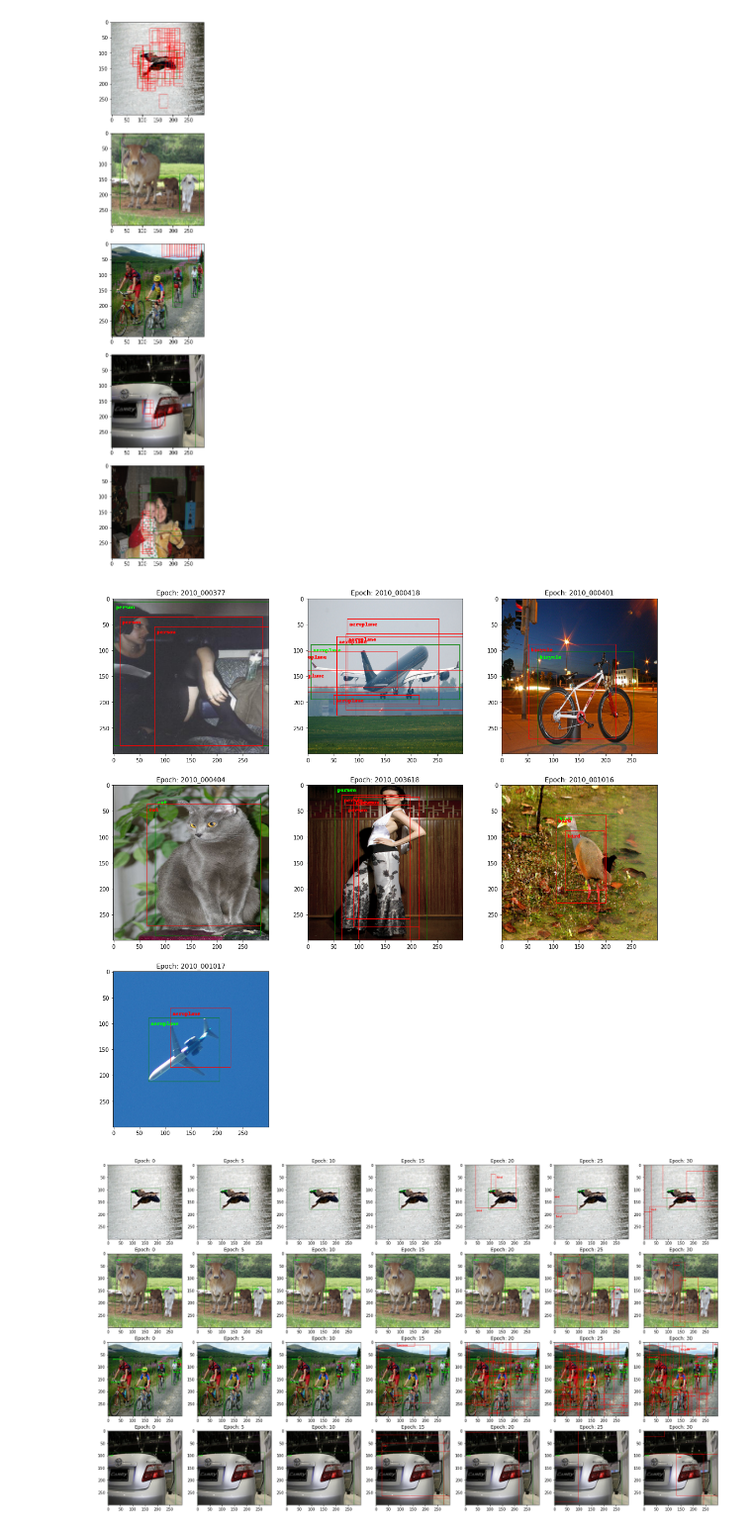
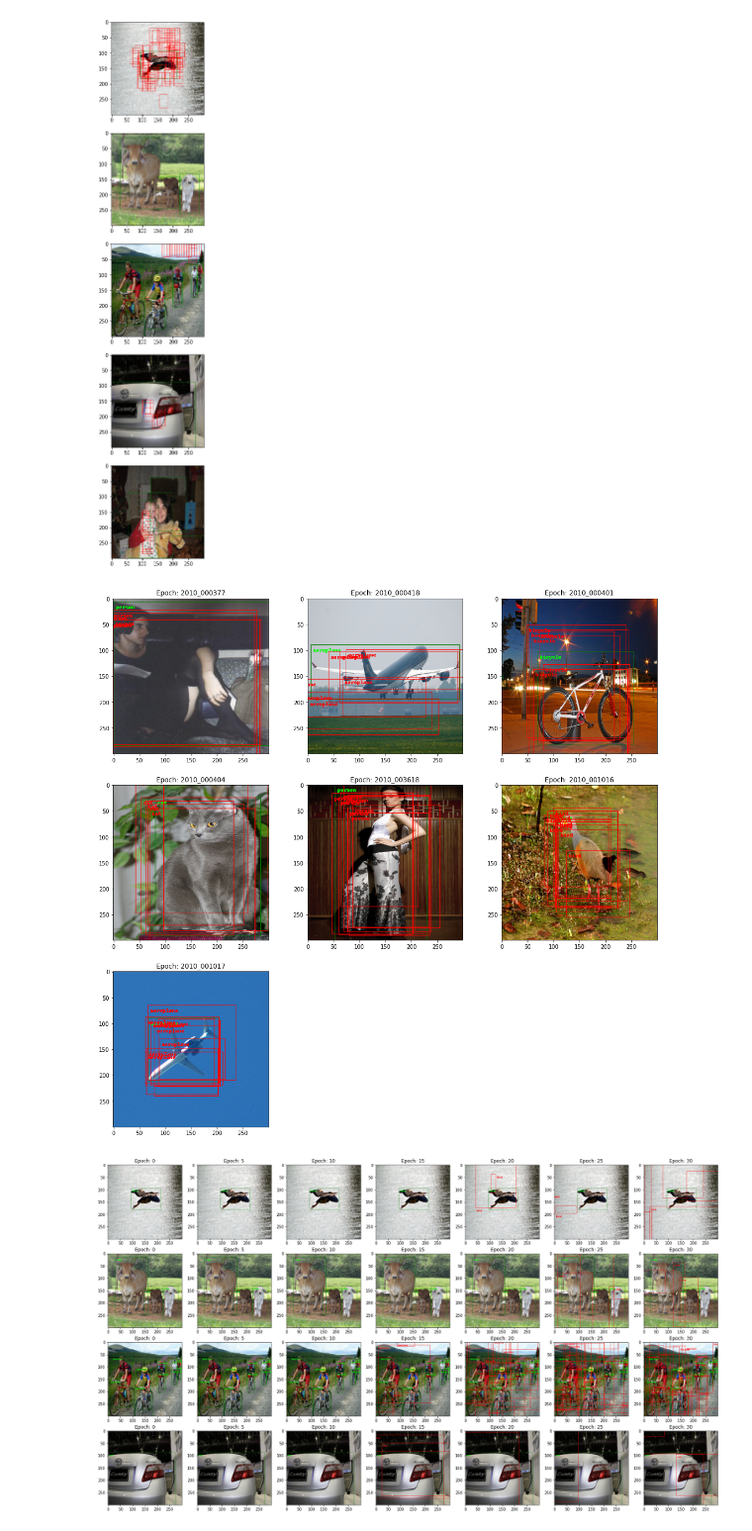
Before and after one commit to Apiquet/Tracking_SSD_ReID, a Jupyter notebook: test_SSD300.ipynb, the cells around one changed output. Shown at 99% size. Saved outputs shown, nothing was run; the diff lists cells and outputs as text; code cells hidden in the pictures.

```diff
--- a/test_SSD300.ipynb
+++ b/test_SSD300.ipynb
@@ -153,10 +153,10 @@ SSD300_model = SSD300(21)
 confs, locs = SSD300_model(imgs)
 # %%
 from utils.eval import *
-SSD300_model.load_weights("C:/Users/antho/Documents/GitHub/weights/ssd_weights_epoch_1040.h5")
+SSD300_model.load_weights("C:/Users/antho/Documents/GitHub/data/weights_alldata/ssd_weights_epoch_0390.h5")
 batch = manager.batches[250][4:5] + manager.batches[250][24:25] + manager.batches[250][18:20] + manager.batches[300][17:18] + manager.batches[260][5:7]
 pltPredGt(SSD300_model, manager, batch, score_threshold=0.9, draw_default=False)
 # %% [output]
-[figure, old version]
+[figure, new version]
 # %%
 from utils.eval import *
```
Also changed, not shown: parts of 2 cells of this notebook, 1 other file.
